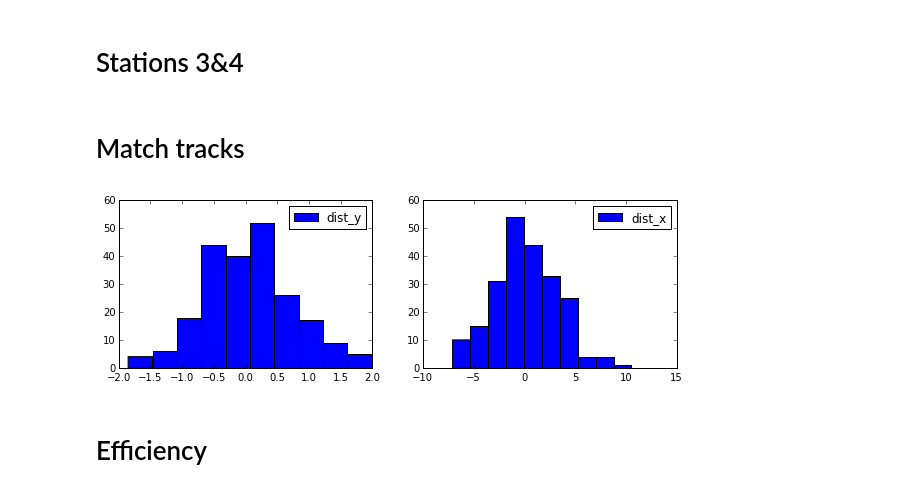
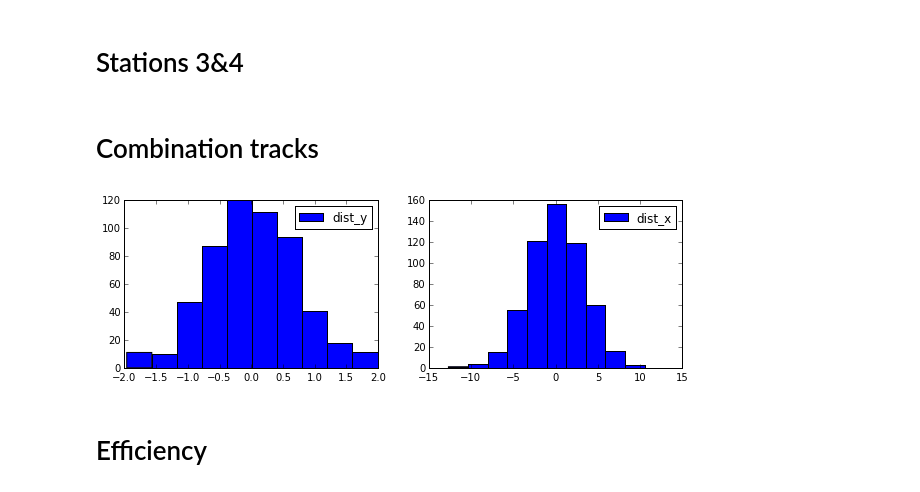
Before and after one commit to yandexdataschool/ship_tracks_recognition, a Jupyter notebook: notebooks/track_pattern_recognition.ipynb, the cells around one changed output. Saved outputs shown, nothing was run; the diff lists cells and outputs as text; code cells hidden in the pictures.

```diff
--- a/notebooks/track_pattern_recognition.ipynb
+++ b/notebooks/track_pattern_recognition.ipynb
@@ -51,3 +70,5 @@ for event_id in reconstructible_events.keys():
+# %%
+reco_events12 = reco_events12_pkl
 # %% [markdown]
 # Stations 3&4
 # %%
@@ -69,23 +94,34 @@ for event_id in reconstructible_events.keys():
+# %%
+file_pickle = open('./Data/reco_events34.pkl', 'rb')
+reco_events34_pkl = pickle.load(file_pickle)
+file_pickle.close()
+# %%
+reco_events34 = reco_events34_pkl
 # %% [markdown]
-# Match tracks
+# Combination tracks
 # %%
-from MatchTracks import get_matched_tracks
+from MatchTracks import get_matched_tracks, get_true_match
 
-match_tracks, dist_y, dist_x = get_matched_tracks(reco_events12, reco_events34)
+match_tracks, charge_dict, pinv_dict, dist_y, dist_x = get_matched_tracks(reco_events12, reco_events34)
+
+true_charge_dict, true_pdg_dict, true_pinv_dict = get_true_match(reco_events12, reco_events34, match_tracks, all_hits)
 # %%
 plt.figure(figsize=(10, 3))
 
 plt.subplot(1,2,1)
+dist_y = numpy.array(dist_y)
 plt.hist(dist_y, label='dist_y', bins=10)
 plt.legend(loc='best')
 
+
 plt.subplot(1,2,2)
+dist_x = numpy.array(dist_x)
 plt.hist(dist_x, label='dist_x', bins=10)
 plt.legend(loc='best')
 
 plt.show()
 # %% [output]
-[figure, old version]
+[figure, new version]
 # %% [markdown]
 # Efficiency
 # %% [markdown]
```
Also changed, not shown: parts of 21 cells of this notebook, 1 other file.
